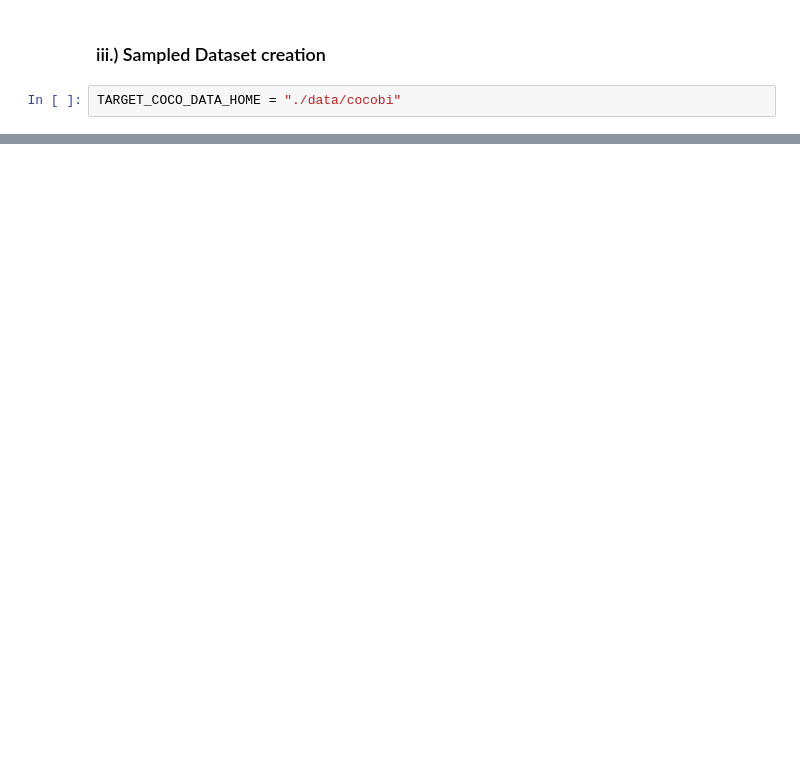
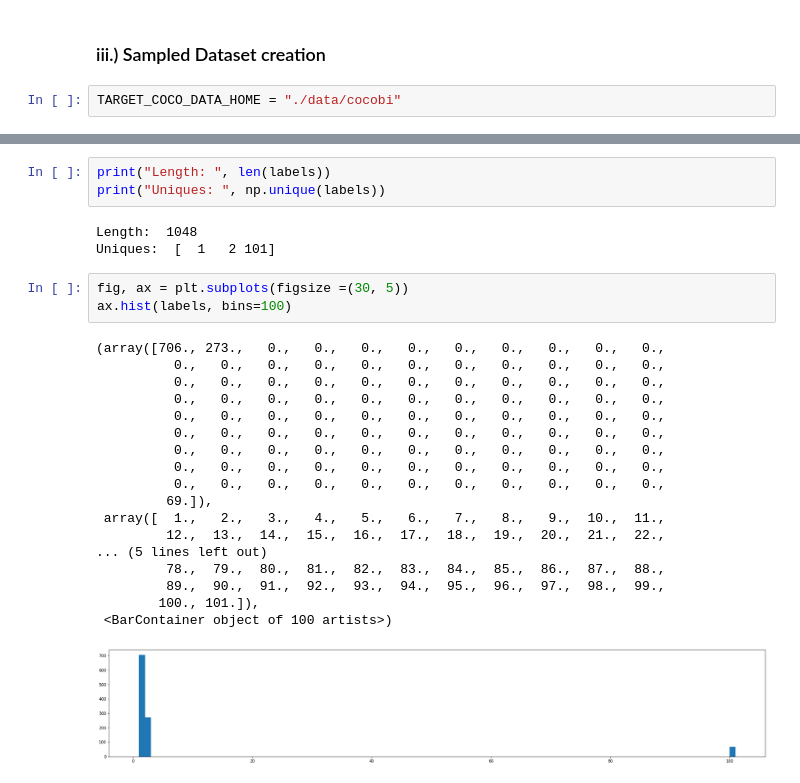
Before and after one commit to karmarv/udacity-aws-sagemaker-capstone, a Jupyter notebook: samples/coco_sampler.ipynb, the cells around one changed output, grey strips where cells are left out. Cells and saved outputs as stored; diff of their text form; blank space fills up the shorter version.

```diff
--- a/samples/coco_sampler.ipynb
+++ b/samples/coco_sampler.ipynb
@@ -221,0 +277,28 @@ Image Ids for Bicyclist:  2643
+# %%
+print("Length: ", len(labels))
+print("Uniques: ", np.unique(labels))
+# %% [output]
+Length:  1048
+Uniques:  [  1   2 101]
+# %%
+fig, ax = plt.subplots(figsize =(30, 5))
+ax.hist(labels, bins=100)
+# %% [output]
+(array([706., 273.,   0.,   0.,   0.,   0.,   0.,   0.,   0.,   0.,   0.,
+          0.,   0.,   0.,   0.,   0.,   0.,   0.,   0.,   0.,   0.,   0.,
+          0.,   0.,   0.,   0.,   0.,   0.,   0.,   0.,   0.,   0.,   0.,
+          0.,   0.,   0.,   0.,   0.,   0.,   0.,   0.,   0.,   0.,   0.,
+          0.,   0.,   0.,   0.,   0.,   0.,   0.,   0.,   0.,   0.,   0.,
+          0.,   0.,   0.,   0.,   0.,   0.,   0.,   0.,   0.,   0.,   0.,
+          0.,   0.,   0.,   0.,   0.,   0.,   0.,   0.,   0.,   0.,   0.,
+          0.,   0.,   0.,   0.,   0.,   0.,   0.,   0.,   0.,   0.,   0.,
+          0.,   0.,   0.,   0.,   0.,   0.,   0.,   0.,   0.,   0.,   0.,
+         69.]),
+ array([  1.,   2.,   3.,   4.,   5.,   6.,   7.,   8.,   9.,  10.,  11.,
+         12.,  13.,  14.,  15.,  16.,  17.,  18.,  19.,  20.,  21.,  22.,
+... (5 lines left out)
+         78.,  79.,  80.,  81.,  82.,  83.,  84.,  85.,  86.,  87.,  88.,
+         89.,  90.,  91.,  92.,  93.,  94.,  95.,  96.,  97.,  98.,  99.,
+        100., 101.]),
+ <BarContainer object of 100 artists>)
+[figure, added]
```
Also changed, not shown: parts of 12 cells of this notebook, 17 other files.
